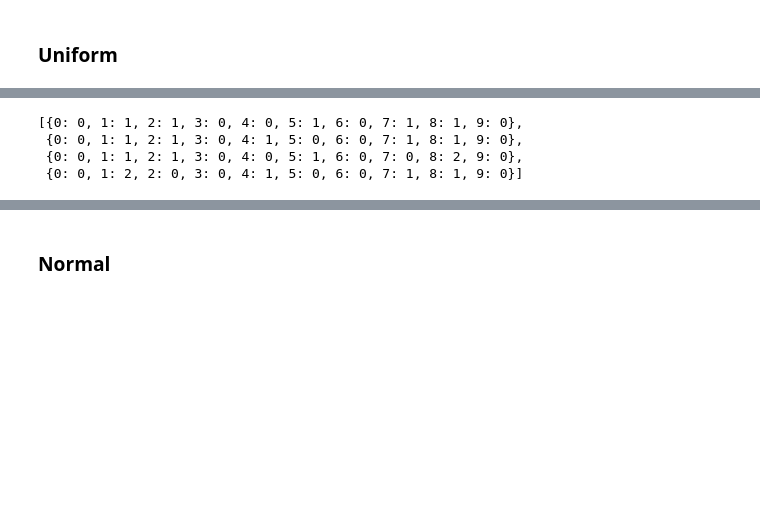
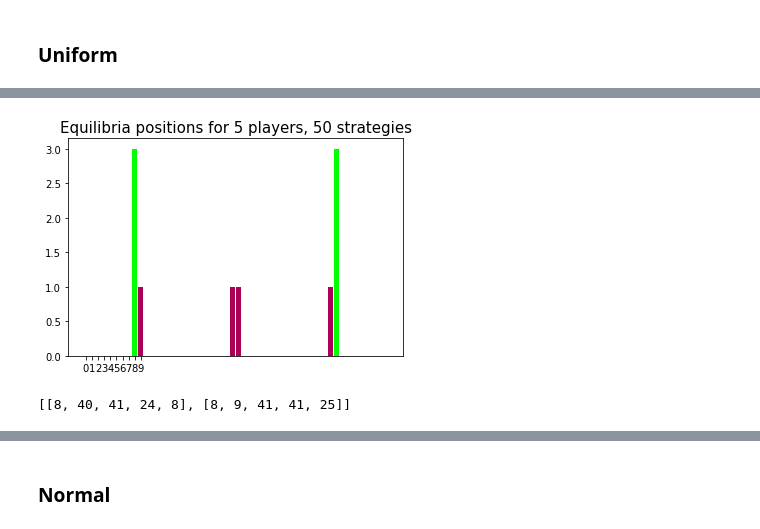
Before and after one commit to l-khali/project_1_election_game, a Jupyter notebook: iterative_method_results_continuous.ipynb, the cells around one changed output, grey strips where cells are left out. Saved outputs shown, nothing was run; the diff lists cells and outputs as text; code cells hidden in the pictures; blank space fills up the shorter version.

```diff
--- a/iterative_method_results_continuous.ipynb
+++ b/iterative_method_results_continuous.ipynb
@@ -18,8 +19,6 @@ iterative_method_functions.election_equilibrium(4,100)
 # %%
-iterative_method_functions.election_equilibrium(5,100)
+iterative_method_functions.election_equilibrium(5,50)
 # %% [output]
+[figure, added]
-[{0: 0, 1: 1, 2: 1, 3: 0, 4: 0, 5: 1, 6: 0, 7: 1, 8: 1, 9: 0},
- {0: 0, 1: 1, 2: 1, 3: 0, 4: 1, 5: 0, 6: 0, 7: 1, 8: 1, 9: 0},
- {0: 0, 1: 1, 2: 1, 3: 0, 4: 0, 5: 1, 6: 0, 7: 0, 8: 2, 9: 0},
- {0: 0, 1: 2, 2: 0, 3: 0, 4: 1, 5: 0, 6: 0, 7: 1, 8: 1, 9: 0}]
+[[8, 40, 41, 24, 8], [8, 9, 41, 41, 25]]
 # %%
```
Also changed, not shown: parts of 17 cells of this notebook, 2 other files.
